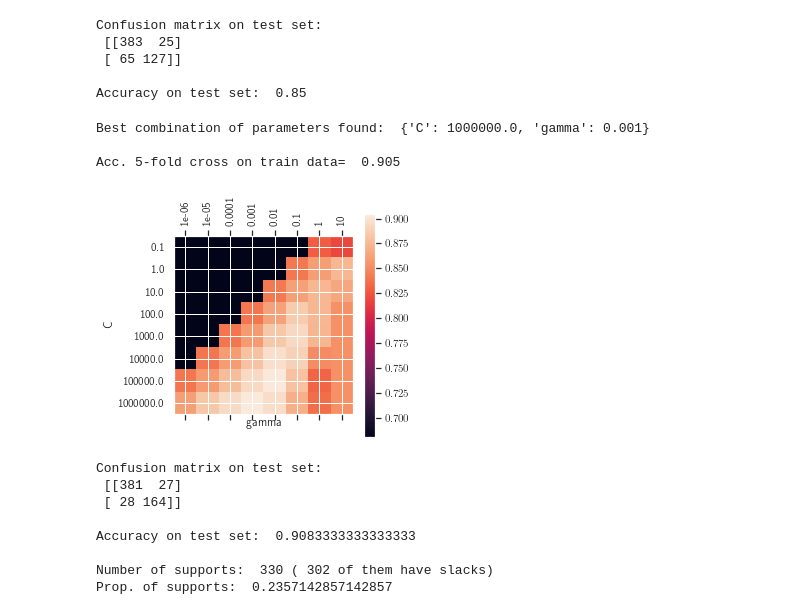
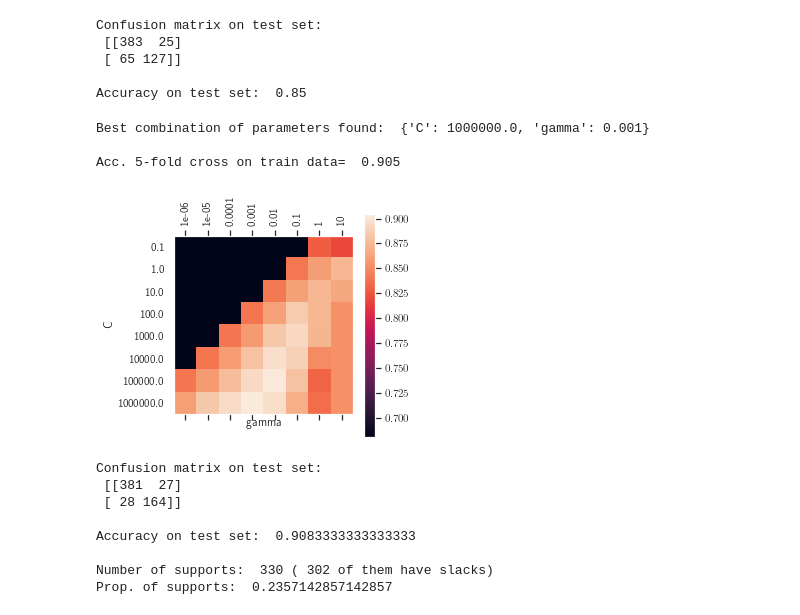
Before and after one commit to Leixb/UPC-MD_nasa, a Jupyter notebook: scripts/06-svm.ipynb, the cells around one changed output. Drawn from its saved outputs; the diff is of its cells as text; code cells hidden in the pictures.

Commit message:
update svm rbf plot

```diff
--- a/scripts/06-svm.ipynb
+++ b/scripts/06-svm.ipynb
@@ -247,23 +245,24 @@ scores = np.array(scores).reshape(len(param_grid['C']), len(param_grid['gamma'])
 # %%
 plt.matshow(scores)
 plt.xlabel('gamma')
 plt.ylabel('C')
 plt.colorbar()
+plt.grid(b=None)
 plt.xticks(np.arange(len(param_grid['gamma'])), param_grid['gamma'],rotation='vertical')
 plt.yticks(np.arange(len(param_grid['C'])), param_grid['C'])
 plt.savefig("../figures/svm_rbf_C_cv.pdf")
 
 parval = grid_search.best_params_
 print("\nBest combination of parameters found: ", parval)
 
 
 cvacc = cross_val_score(SVC(C=parval['C'], gamma=parval['gamma']) , X=X_train,  y=y_train, cv=5, scoring='accuracy', n_jobs=-1)
 print('\nAcc. 5-fold cross on train data= ', cvacc.mean())
 # %% [output]
 Best combination of parameters found:  {'C': 1000000.0, 'gamma': 0.001}
 
 Acc. 5-fold cross on train data=  0.905
-[figure, old version]
+[figure, new version]
 # %%
 knc = SVC(C=parval['C'], gamma=parval['gamma'])
 knc.fit(X_train, y_train)
```
Also changed, not shown: parts of 4 cells of this notebook, 1 other file.
